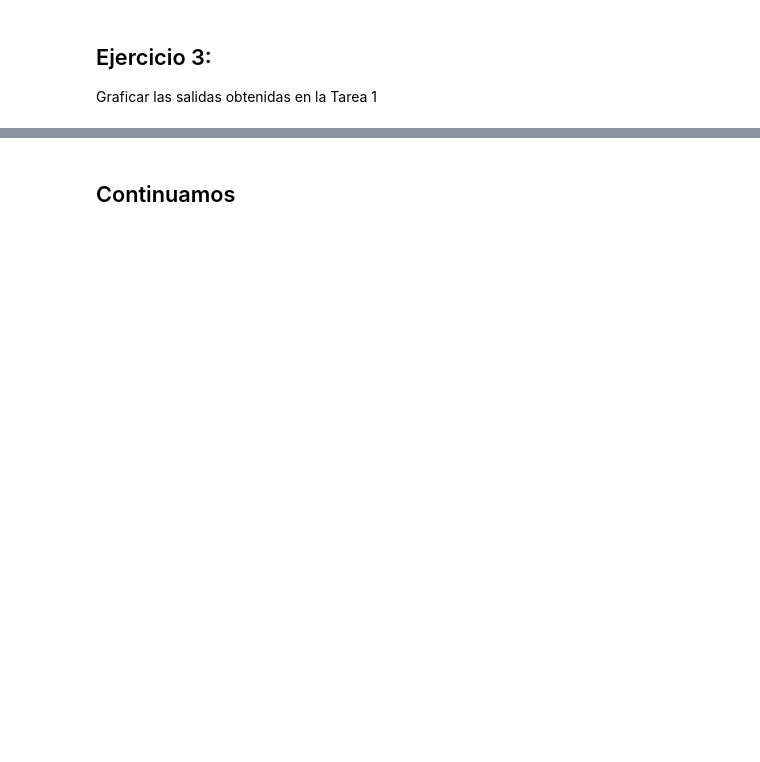
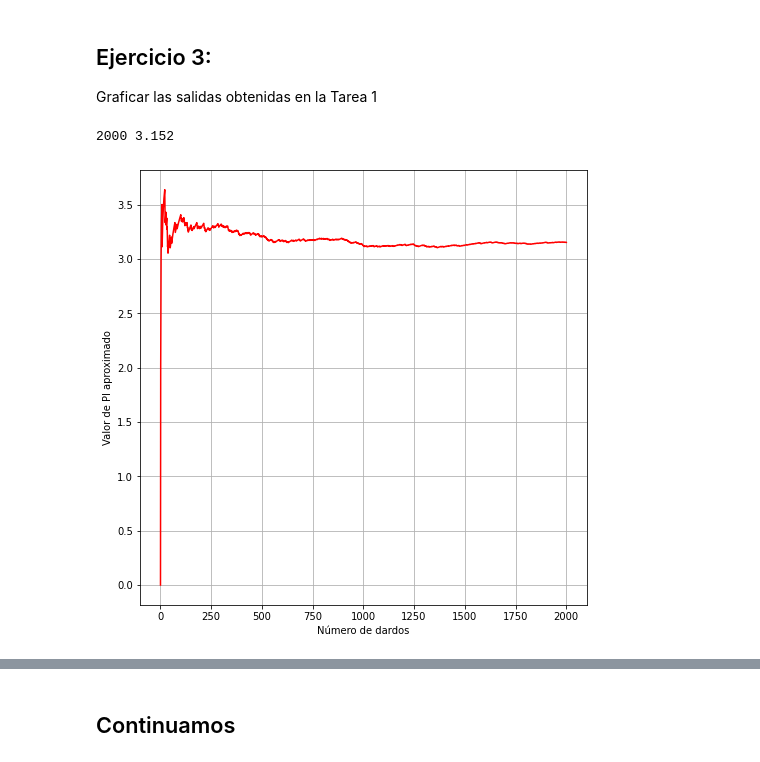
Before and after one commit to JavisG300/Simulacion-II, a Jupyter notebook: Uso_de_los_números_aleatorios.ipynb, the cells around one changed output, grey strips where cells are left out. Cells and saved outputs as stored; diff of their text form; code cells hidden in the pictures; blank space fills up the shorter version.

```diff
--- a/Uso_de_los_números_aleatorios.ipynb
+++ b/Uso_de_los_números_aleatorios.ipynb
@@ -61,0 +140,10 @@ print()
+# %%
+#Inciso b
+#Como son con sustitucion no debemos modificar la funcion sorteo()
+l = []
+cuenta = 0
+nr = 5
+for i in range(nr):
+    x = sorteo()
+    l.append(x)
+print(l)
@@ -92,0 +192,9 @@ plt.show()
+# %%
+cuenta=0
+nr=100000000 #conforme este numero crezca la aproximación sera mejor
+for i in range(nr):
+    x=random.random()
+    y=random.random()
+    if x**2+y**2<1: #usando la ecuación de una circunferencia
+        cuenta=cuenta+1
+print(4*cuenta/nr)
@@ -149,3 +272,28 @@ pi_Taylor(200)
 ## Ejercicio 3:
 
 Graficar las salidas obtenidas en la Tarea 1
+# %%
+cuenta=0
+pi=0
+nr=2000 #conforme este numero crezca la aproximación sera mejor
+lx=[]
+ly=[]
+for i in range(nr):
+    x=random.random()
+    y=random.random()
+    if x**2+y**2<1: #usando la ecuación de una circunferencia
+        cuenta=cuenta+1
+    i=i+1
+    pi = 4*cuenta/i
+    lx.append(i)
+    ly.append(pi)
+print(i, pi)
+fig = plt.figure(1, figsize=(8, 8))
+plt.plot(lx,ly, color="red", markersize=1)
+plt.xlabel('Número de dardos')
+plt.ylabel('Valor de PI aproximado')
+plt.grid()
+plt.show()
+# %% [output]
+2000 3.152
+[figure, added]
```
Also changed, not shown: parts of 27 cells of this notebook.
